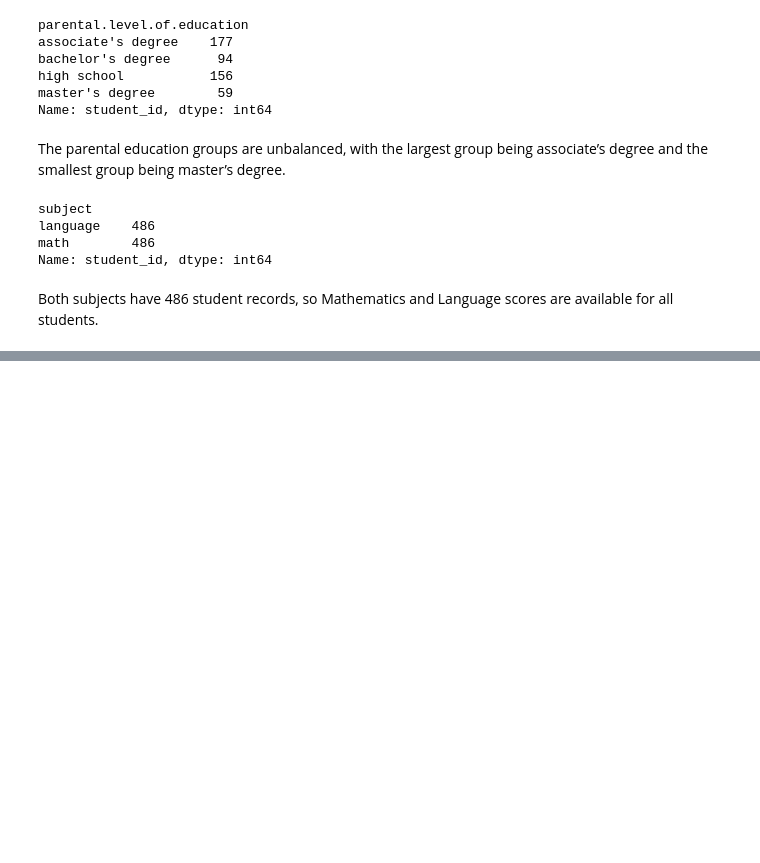
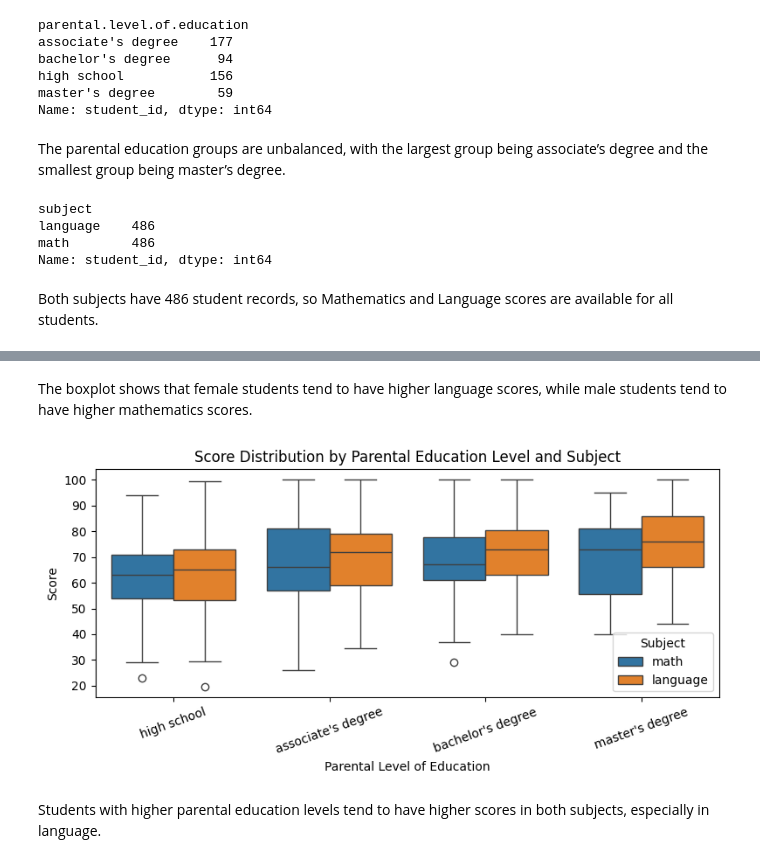
Before and after one commit to berkaygirgin/hypothesis-testing-student-performance, a Jupyter notebook: notebooks/hypothesis-testing-student-performance.ipynb, the cells around one changed output, grey strips where cells are left out. Drawn from its saved outputs; the diff is of its cells as text; code cells hidden in the pictures; blank space fills up the shorter version.

```diff
--- a/notebooks/hypothesis-testing-student-performance.ipynb
+++ b/notebooks/hypothesis-testing-student-performance.ipynb
@@ -101,0 +150,16 @@ Both subjects have 486 student records, so Mathematics and Language scores are a
+# %% [markdown]
+The boxplot shows that female students tend to have higher language scores, while male students tend to have higher mathematics scores.
+# %%
+plt.figure(figsize=(8, 4))
+sns.boxplot(data=df, x="parental.level.of.education", y="score", hue="subject")
+plt.xlabel("Parental Level of Education")
+plt.ylabel("Score")
+plt.title("Score Distribution by Parental Education Level and Subject")
+plt.xticks(rotation=20)
+plt.legend(title="Subject")
+plt.tight_layout()
+plt.show()
+# %% [output]
+[figure, added]
+# %% [markdown]
+Students with higher parental education levels tend to have higher scores in both subjects, especially in language.
```
Also changed, not shown: parts of 8 cells of this notebook.
